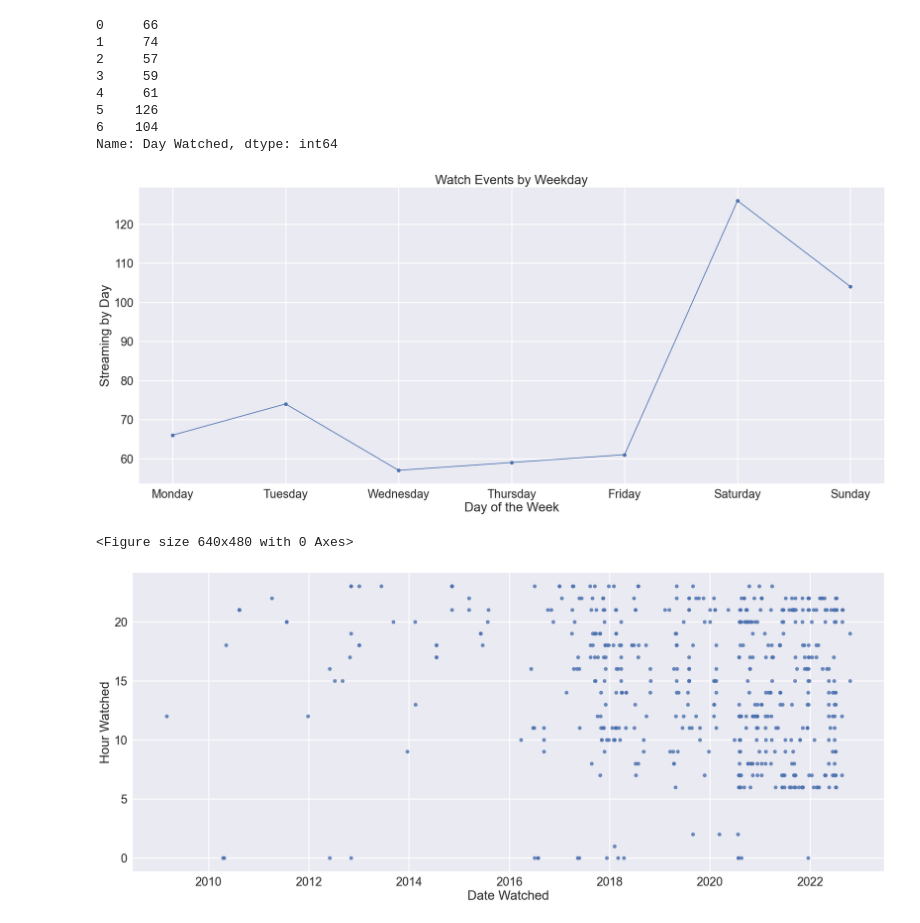
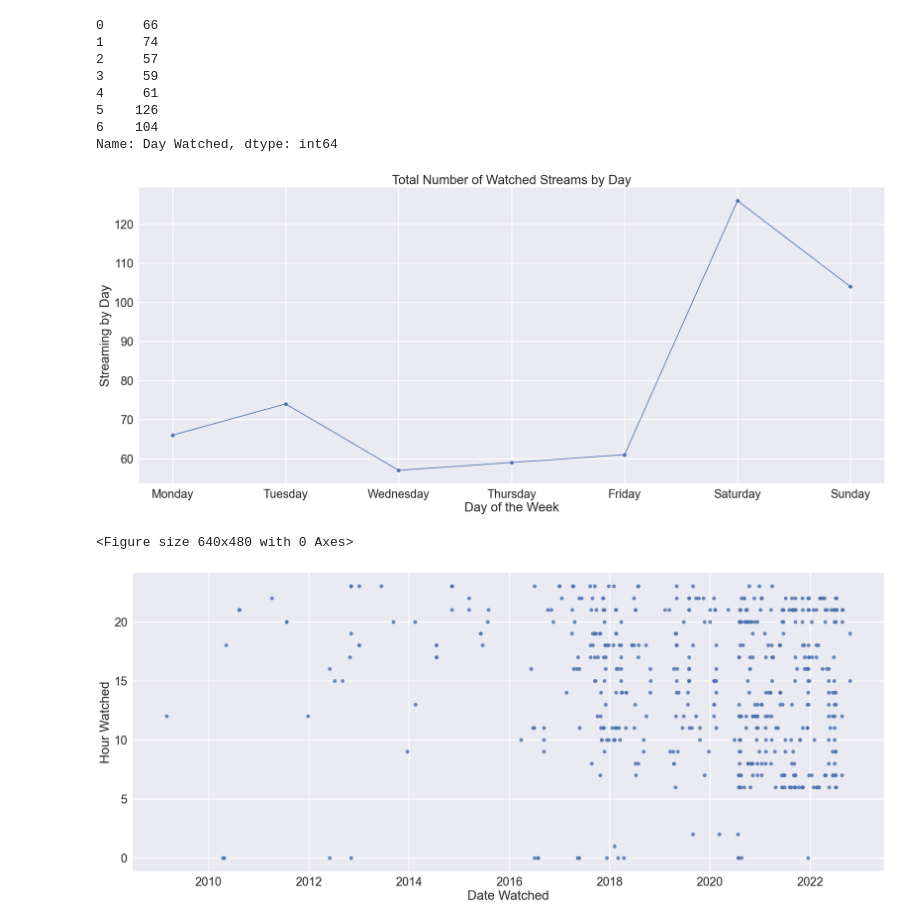
Before and after one commit to istarlet/netflix_viewing_habits, a Jupyter notebook: streaming_data.ipynb, the cells around one changed output. Cells and saved outputs as stored; diff of their text form; code cells hidden in the pictures.

```diff
--- a/streaming_data.ipynb
+++ b/streaming_data.ipynb
@@ -416,21 +416,21 @@ Name: Day Watched, dtype: int64
 # %%
 # Create Plot
 sns.set_style('darkgrid')
 plt.figure(figsize=(25, 10))
 sns.set_context('notebook', font_scale = 2, rc = {"grid.linewidth":2})
 
 plt.plot(watched_per_day, marker="o")
 
 days_of_the_week = ['Monday', 'Tuesday', 'Wednesday', 'Thursday', 'Friday', 'Saturday', 'Sunday']
 plt.ylabel('Streaming by Day')
 plt.xlabel('Day of the Week')
 plt.xticks(ticks = range(7), labels=days_of_the_week)
-plt.title('Watch Events by Weekday')
+plt.title('Total Number of Watched Streams by Day')
 
 plt.show()
 plt.clf()
 # %% [output]
-[figure, old version]
+[figure, new version]
 <Figure size 640x480 with 0 Axes>
 # %%
 # Create a Regplot to show all the watch instances by "Date Watched"
```
Also changed, not shown: parts of 2 cells of this notebook.
